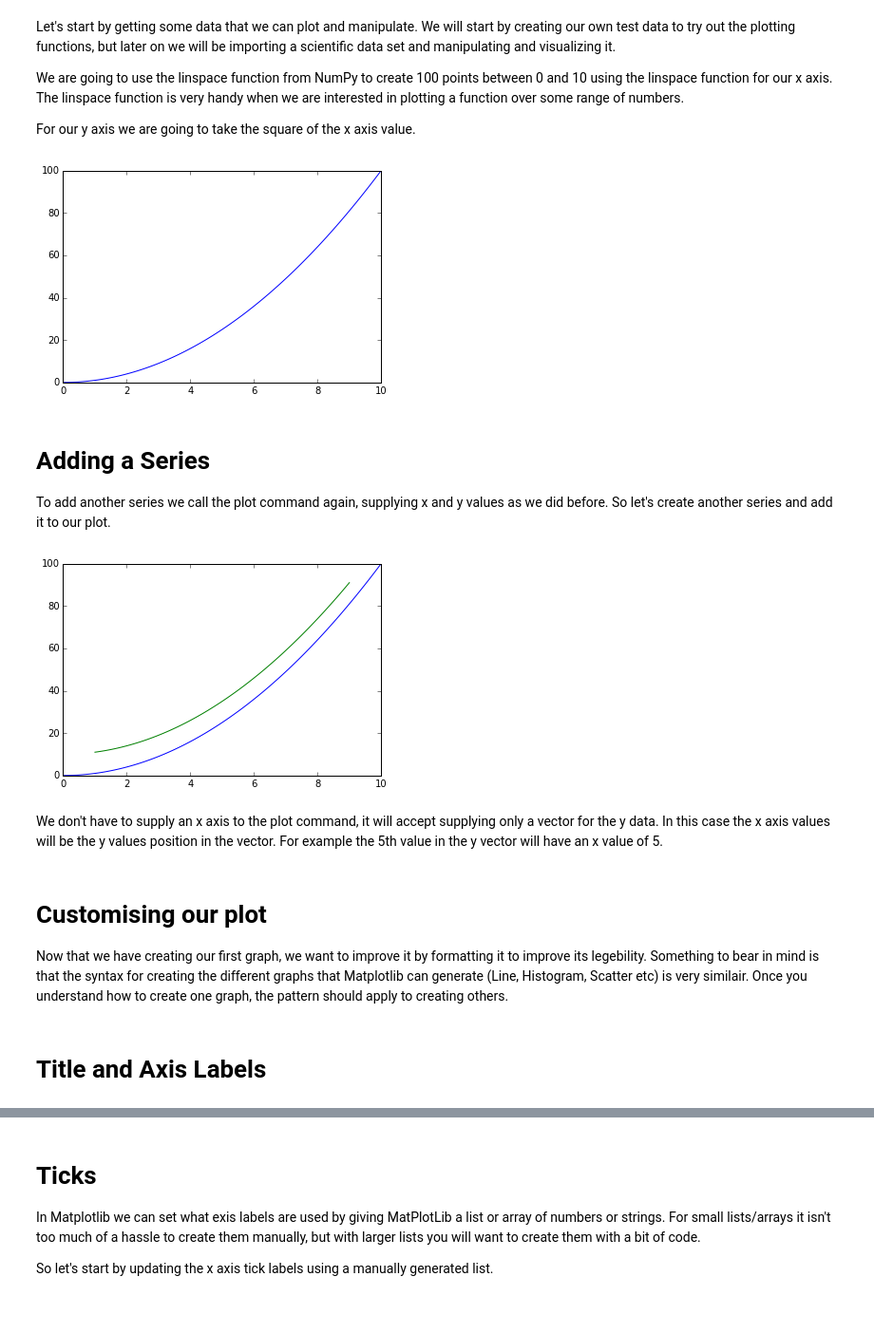
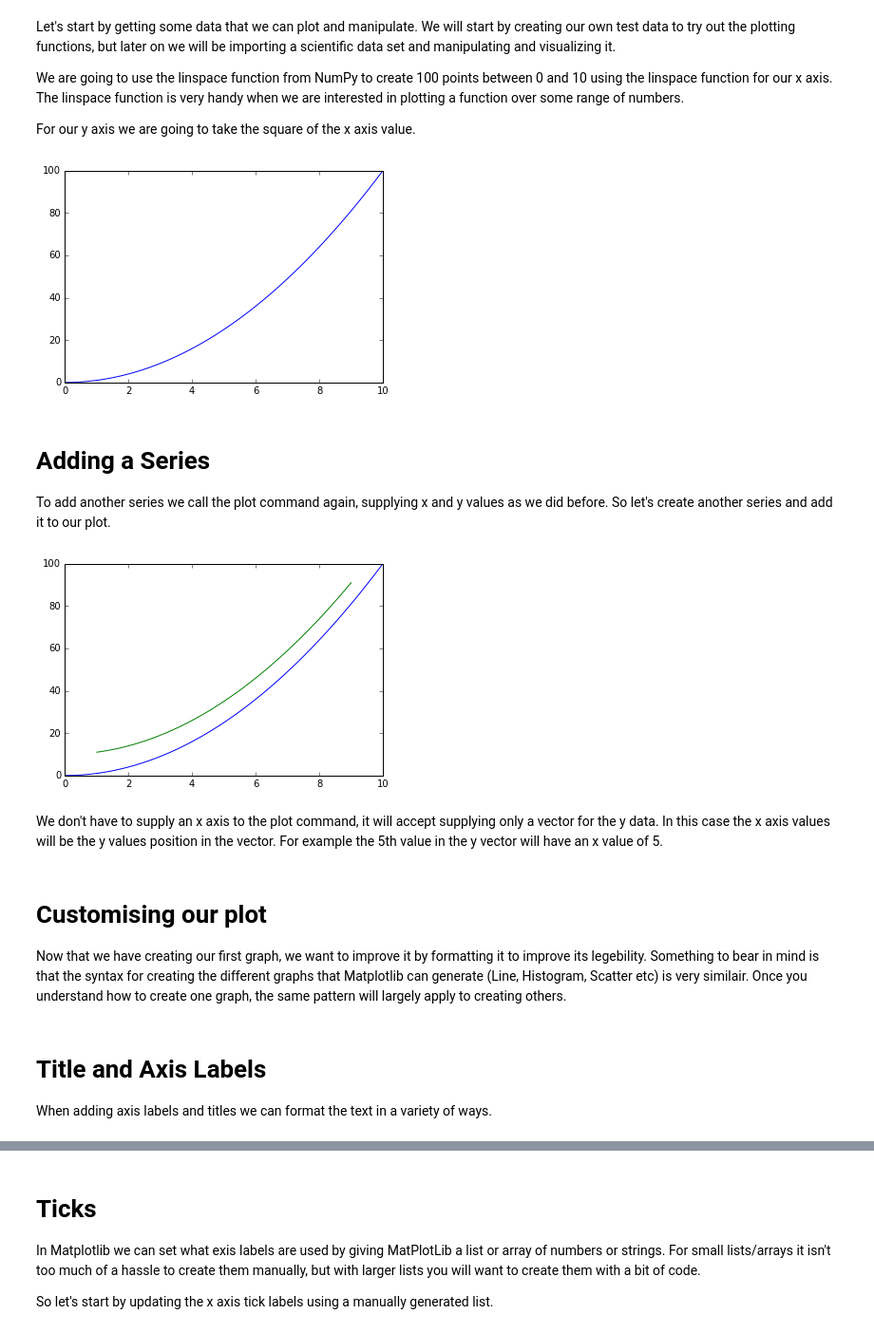
Before and after one commit to digital-skills-for-researchers/coursebook, a Jupyter notebook: modules/data-visualisation/ipython-notebook/matplotlib_notebook.ipynb, the cells around one changed output, grey strips where cells are left out. Shown at 95% size. Drawn from its saved outputs; the diff is of its cells as text; code cells hidden in the pictures.

```diff
--- a/modules/data-visualisation/ipython-notebook/matplotlib_notebook.ipynb
+++ b/modules/data-visualisation/ipython-notebook/matplotlib_notebook.ipynb
@@ -40,31 +43,33 @@ For our y axis we are going to take the square of the x axis value.
 # %%
 #diabetes = datasets.load_diabetes()
 #diabetes
 
 x = np.linspace(0,10,100)
-y = power(x,2)
+y = np.power(x,2)
 
 fig = plt.plot(x,y)
 plt.show()
 # %% [output]
-[figure, old version]
+[figure, new version]
 # %% [markdown]
 # Adding a Series
 
 To add another series we call the plot command again, supplying x and y values as we did before. So let's create another series and add it to our plot.
 # %%
 x_prime = np.linspace(1,9,80)
-z = power(x_prime,2)+10
+z = np.power(x_prime,2)+10
 plt.plot(x,y)
 plt.plot(x_prime,z)
 plt.show()
 # %% [output]
-[figure, old version]
+[figure, new version]
 # %% [markdown]
 We don't have to supply an x axis to the plot command, it will accept supplying only a vector for the y data. In this case the x axis values will be the y values position in the vector. For example the 5th value in the y vector will have an x value of 5.
 # %% [markdown]
 # Customising our plot
 
-Now that we have creating our first graph, we want to improve it by formatting it to improve its legebility. Something to bear in mind is that the syntax for creating the different graphs that Matplotlib can generate (Line, Histogram, Scatter etc) is very similair. Once you understand how to create one graph, the pattern should apply to creating others.
+Now that we have creating our first graph, we want to improve it by formatting it to improve its legebility. Something to bear in mind is that the syntax for creating the different graphs that Matplotlib can generate (Line, Histogram, Scatter etc) is very similair. Once you understand how to create one graph, the same pattern will largely apply to creating others.
-# %% [markdown]
-# Title and Axis Labels
+# %% [markdown]
+# Title and Axis Labels
+
+When adding axis labels and titles we can format the text in a variety of ways.
```
Also changed, not shown: parts of 13 cells of this notebook, 2 other files.
